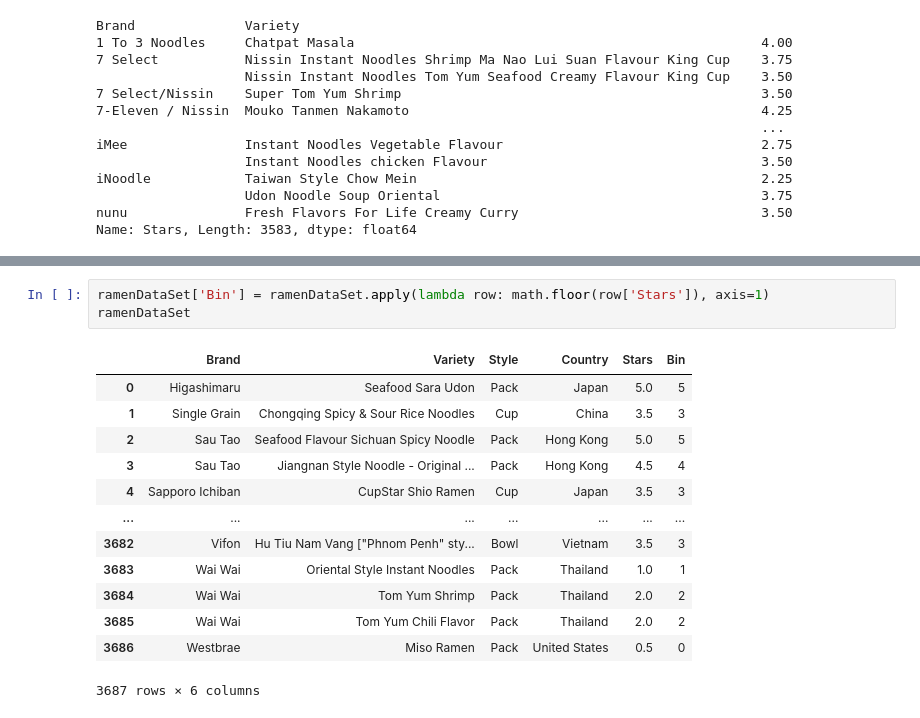
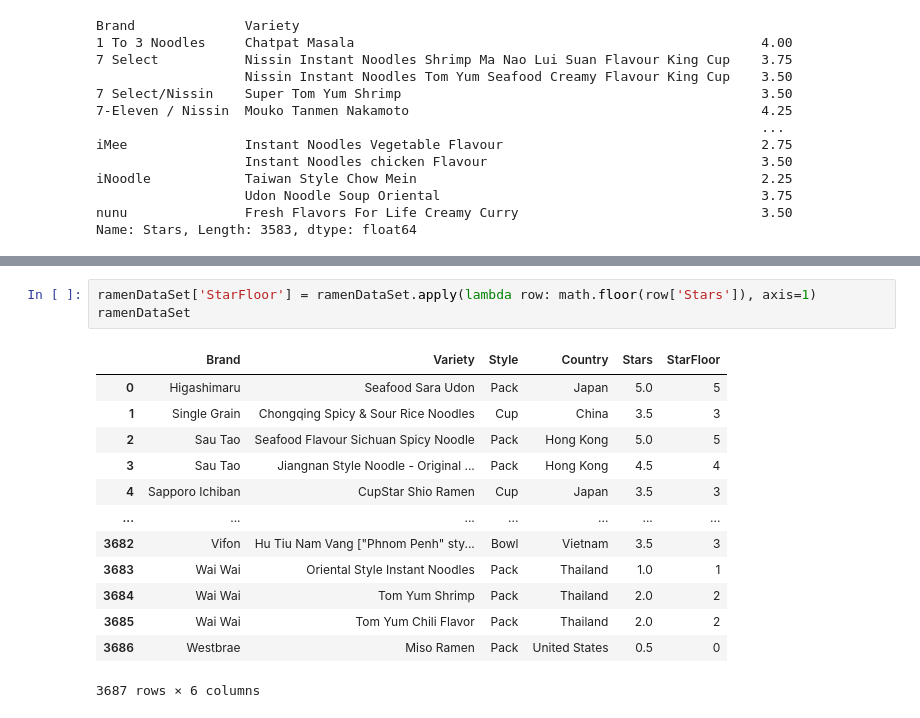
Before and after one commit to TheDarkTrumpet/BAIS-6040-0EXP-Sum2021, a Jupyter notebook: Homework/final.ipynb, the cells around one changed output, grey strips where cells are left out. Saved outputs shown, nothing was run; the diff lists cells and outputs as text.

```diff
--- a/Homework/final.ipynb
+++ b/Homework/final.ipynb
@@ -205,8 +223,8 @@ ramenByCountry = ramenDataSet.groupby(["Country"])[["Stars"]].mean()
 # %%
-ramenDataSet['Bin'] = ramenDataSet.apply(lambda row: math.floor(row['Stars']), axis=1)
+ramenDataSet['StarFloor'] = ramenDataSet.apply(lambda row: math.floor(row['Stars']), axis=1)
 ramenDataSet
 # %% [output]
-|  | Brand | Variety | Style | Country | Stars | Bin |
+|  | Brand | Variety | Style | Country | Stars | StarFloor |
 | 0 | Higashimaru | Seafood Sara Udon | Pack | Japan | 5.0 | 5 |
 | 1 | Single Grain | Chongqing Spicy & Sour Rice Noodles | Cup | China | 3.5 | 3 |
 | 2 | Sau Tao | Seafood Flavour Sichuan Spicy Noodle | Pack | Hong Kong | 5.0 | 5 |
```
Also changed, not shown: parts of 13 cells of this notebook.
